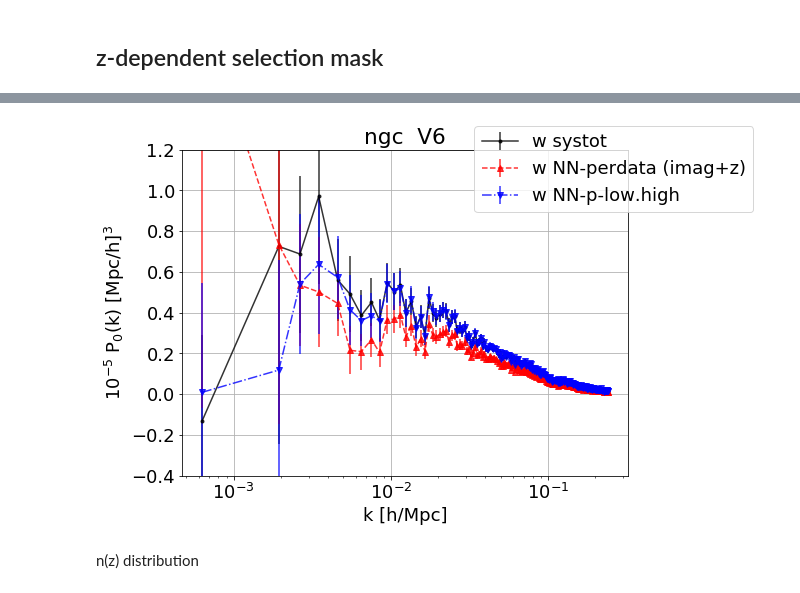
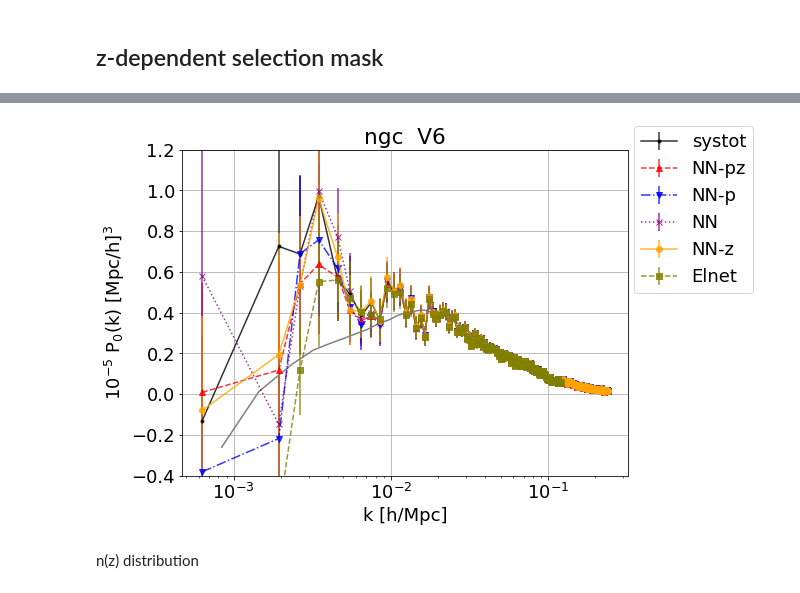
Before and after one commit to mehdirezaie/eboss, a Jupyter notebook: eboss_3D.ipynb, the cells around one changed output, grey strips where cells are left out. Cells and saved outputs as stored; diff of their text form; code cells hidden in the pictures.

Commit message:
regression on imag samples

```diff
--- a/eboss_3D.ipynb
+++ b/eboss_3D.ipynb
@@ -24,7 +32,7 @@ plt.rc('font', size=18)
 # %%
-c   = ['k', 'r', 'b', 'purple', 'orange']
-ls  = ['-', '--', '-.', ':', '-']
-mk  = ['.', '^', 'v', 'x', 'o']
+c   = ['k', 'r', 'b', 'purple', 'orange', 'olive']
+ls  = ['-', '--', '-.', ':', '-', '--']
+mk  = ['.', '^', 'v', 'x', 'o', 's']
 fig, ax = plt.subplots(ncols=1, nrows=1, figsize=(8, 6), sharey='row', sharex=True)
 plt.subplots_adjust(hspace=0., wspace=0)
 #ax = ax.flatten()
@@ -33,52 +41,56 @@ ax = [ax]
 for j,cap in enumerate(['ngc']): # 'sgc'
     path = '/home/mehdi/data/eboss/v6/results_'+cap+'.all/clustering/'
     wsystot      = nb.ConvolvedFFTPower.load(path + 'pk_v6_wsystot_512.json')
-    #wsystotnn    = nb.ConvolvedFFTPower.load(path + 'pk_v6_wnn_abv2_512.json')
-    #wsystotnnp   = nb.ConvolvedFFTPower.load(path + 'pk_v6_wnn_p_512.json')
-    wosystot     = nb.ConvolvedFFTPower.load(path + 'pk_v6_512.json')
+    wsystotnn    = nb.ConvolvedFFTPower.load(path + 'pk_v6_wnn_abv2_512.json')
+    wsystotnnp   = nb.ConvolvedFFTPower.load(path + 'pk_v6_wnn_p_512.json')
+    #wosystot     = nb.ConvolvedFFTPower.load(path + 'pk_v6_512.json')
     wsystotnnz   = nb.ConvolvedFFTPower.load(path + 'pk_v6_wnnz_p_512.json')
-    #wsystotnnz2   = nb.ConvolvedFFTPower.load(path + 'pk_v6_wnnz_abv2_512.json')
-    wperdata = nb.ConvolvedFFTPower.load(path + 'pk_v6_perdata_512.json')
+    wsystotnnz2   = nb.ConvolvedFFTPower.load(path + 'pk_v6_wnnz_abv2_512.json')
+    wnnelnet = nb.ConvolvedFFTPower.load('/home/mehdi/data/eboss/v6_elnet/pk_NGC_zelnet_512.json')
+    #wperdata = nb.ConvolvedFFTPower.load(path + 'pk_v6_perdata_512.json')
     #wsystoticut = nb.ConvolvedFFTPower.load(path + 'pk_v6_icut_wsystot_512.json')
     #wosystoticut=nb.ConvolvedFFTPower.load(path + 'pk_v6_icut_512.json')
     #pks = [wsystot, wsystotnnp, wsystotnnz, wsystotnnz2, wsystotnn]
     #ttl = ['w/ sys_tot', 'w/ NN', 'w/ NN-low.high', 'w/ NN-low.high w ab', 'w/ NN w ab']
     #pks = [wsystot,  wsystotnnp, wsystotnnz, wsystotnn, wsystotnnz2]
     #ttl = ['w/ sys_tot', 'w/ NN (plain)', 'w/ NN-low.high (plain)', 'w/ NN', 'w/ NN-low.high' ]
-    pks = [wsystot, wperdata, wsystotnnz]
-    ttl = ['w systot', 'w NN-perdata (imag+z)', 'w NN-p-low.high']
+    pks = [wsystot, wsystotnnz, wsystotnnp, wsystotnn, wsystotnnz2, wnnelnet]
+    ttl = ['systot',  'NN-pz', 'NN-p', 'NN', 'NN-z', 'Elnet']
 
 
     for i,data in enumerate(pks):
+        #print('k', np.diff(data.poles['k']))
         err = 1.e-5*data.poles['power_0'].real/(0.5*data.poles['modes'])**0.5
         ax[j].errorbar(data.poles['k'], 1.e-5*(data.poles['power_0'].real-data.attrs['shotnoise']), yerr=err,
                    label=ttl[i], ls=ls[i], c=c[i], marker=mk[i], alpha=0.8)
         #ax[j].plot(data.poles['k'], 1.e-5*(data.poles['power_0'].real-data.attrs['shotnoise']),
         #          label=ttl[i], ls=ls[i], c=c[i], marker=mk[i], alpha=0.8)
     #for i,data in enumerate(pks):
     #    ax[2+j].errorbar(data.poles['k'], 1.e-5*data.poles['power_2'].real,
     #                label=ttl[i], ls=ls[i], c=c[i], marker=mk[i], alpha=0.8)
     # j = 0, 1
+    Pkmock = np.loadtxt('/home/mehdi/data/eboss/v5/Power_Spectrum_DR16QSO_NGC_av.txt', usecols=(0, 1))
+    ax[j].plot(Pkmock[:, 0]-0.0001, 1.e-5*Pkmock[:, 1], c='grey')
     ax[j].set_xscale('log')
     #ax[j].set_yscale('log')
     ax[j].set_xlabel(r'k [h/Mpc]')
     ax[j].set_ylim(-.4, 1.2)
     #ax[2+j].set_ylim(-3, 1)
     #ax[2+j].set_xlabel(r'k [h/Mpc]')
     ax[j].set_title(cap + '  V6')
     if j==0:
         ax[j].set_ylabel(r'10$^{-5}$ P$_{0}$(k) [Mpc/h]$^{3}$')
         #ax[2+j].set_ylabel(r'10$^{-5}$ P$_{2}$(k) [Mpc/h]$^{3}$')
     #if j == 1:ax[j].legend(bbox_to_anchor=(1.1, 1.1))
     ax[0].legend(bbox_to_anchor=(1.3, 1.1))
 #fig.delaxes(ax[1])
 #fig.delaxes(ax[3])
 
 for a in ax:a.grid()
 fig.align_labels()
 #plt.savefig('P0_P2.pdf', bbox_inches='tight')
 # %% [output]
-[figure, old version]
+[figure, new version]
 # %% [markdown]
 n(z) distribution
 # %%
```
Also changed, not shown: parts of 2 cells of this notebook, 2 other files.
